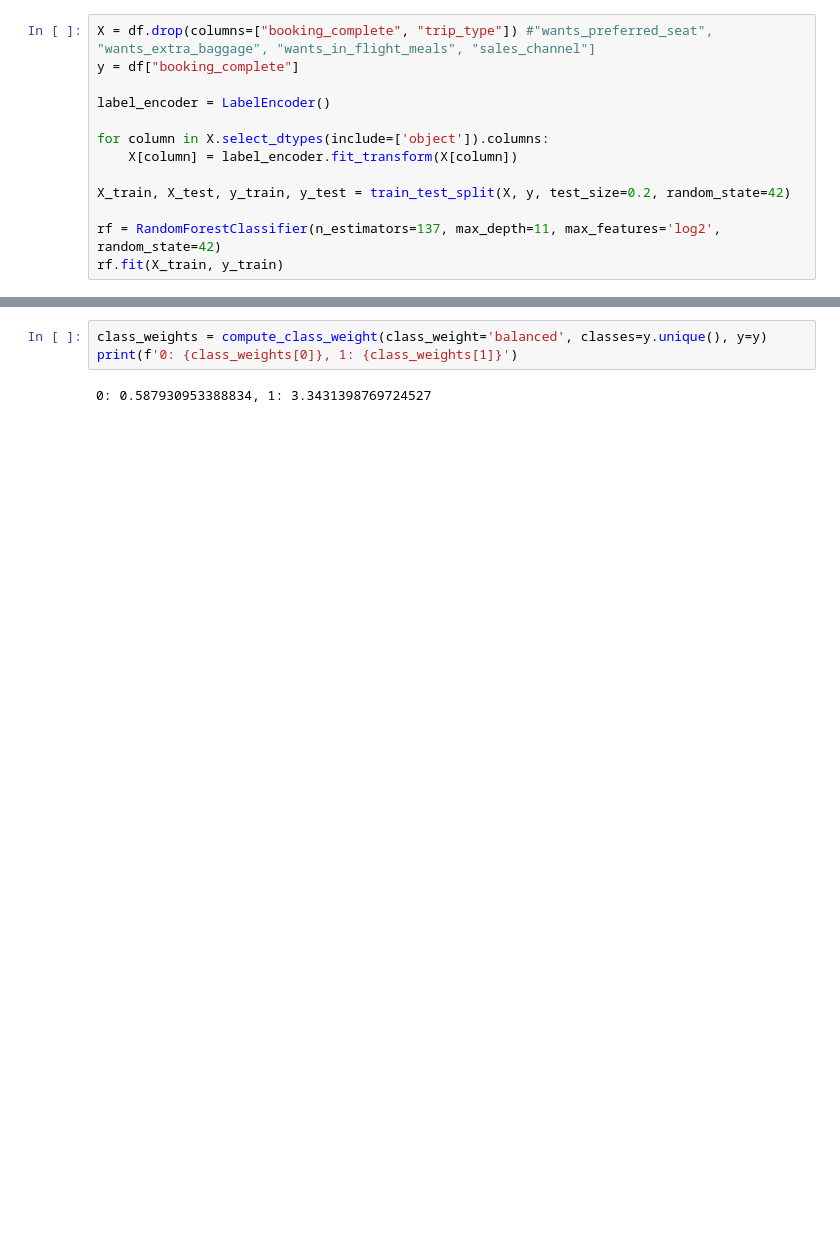
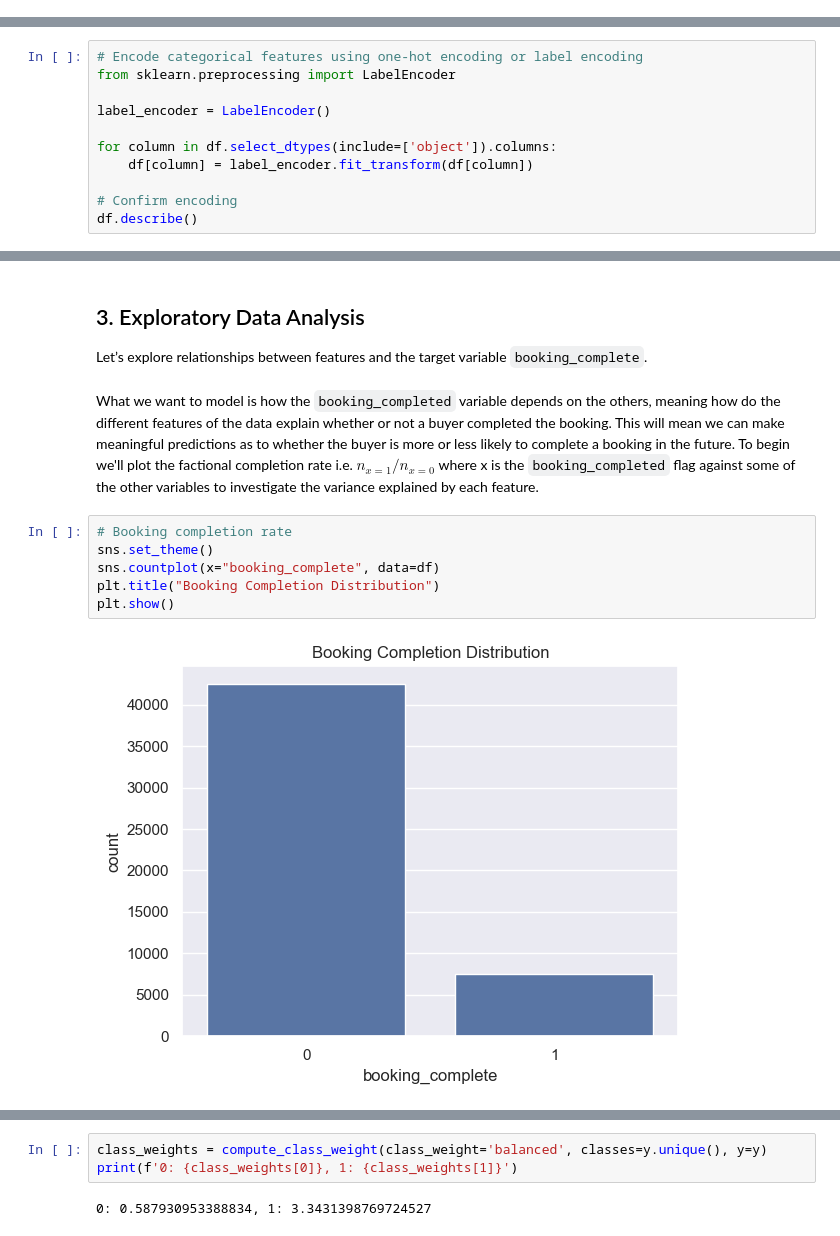
Before and after one commit to salty511/ba-data-course, a Jupyter notebook: buying-behaviour-modelling.ipynb, the cells around one changed output, grey strips where cells are left out. Saved outputs shown, nothing was run; the diff lists cells and outputs as text; blank space fills up the shorter version.

```diff
--- a/buying-behaviour-modelling.ipynb
+++ b/buying-behaviour-modelling.ipynb
@@ -162,13 +0,0 @@ from sklearn.utils import resample, compute_class_weight
-# %%
-X = df.drop(columns=["booking_complete", "trip_type"]) #"wants_preferred_seat", "wants_extra_baggage", "wants_in_flight_meals", "sales_channel"]
-y = df["booking_complete"]
-
-label_encoder = LabelEncoder()
-
-for column in X.select_dtypes(include=['object']).columns:
-	X[column] = label_encoder.fit_transform(X[column])
-
-X_train, X_test, y_train, y_test = train_test_split(X, y, test_size=0.2, random_state=42)
-
-rf = RandomForestClassifier(n_estimators=137, max_depth=11, max_features='log2', random_state=42)
-rf.fit(X_train, y_train)
@@ -198,0 +110,11 @@ Notice how our model is very biased towards predicting no booking completion, or
+# %%
+# Encode categorical features using one-hot encoding or label encoding
+from sklearn.preprocessing import LabelEncoder
+
+label_encoder = LabelEncoder()
+
+for column in df.select_dtypes(include=['object']).columns:
+	df[column] = label_encoder.fit_transform(df[column])
+
+# Confirm encoding
+df.describe()
@@ -198,0 +131,14 @@ Notice how our model is very biased towards predicting no booking completion, or
+# %% [markdown]
+## 3. Exploratory Data Analysis
+
+Let’s explore relationships between features and the target variable `booking_complete`.
+# %% [markdown]
+What we want to model is how the `booking_completed` variable depends on the others, meaning how do the different features of the data explain whether or not a buyer completed the booking. This will mean we can make meaningful predictions as to whether the buyer is more or less likely to complete a booking in the future. To begin we'll plot the factional completion rate i.e. $n_{x=1}  / n_{x=0}$ where x is the `booking_completed` flag against some of the other variables to investigate the variance explained by each feature.
+# %%
+# Booking completion rate
+sns.set_theme()
+sns.countplot(x="booking_complete", data=df)
+plt.title("Booking Completion Distribution")
+plt.show()
+# %% [output]
+[figure, added]
```
Also changed, not shown: parts of 47 cells of this notebook.
